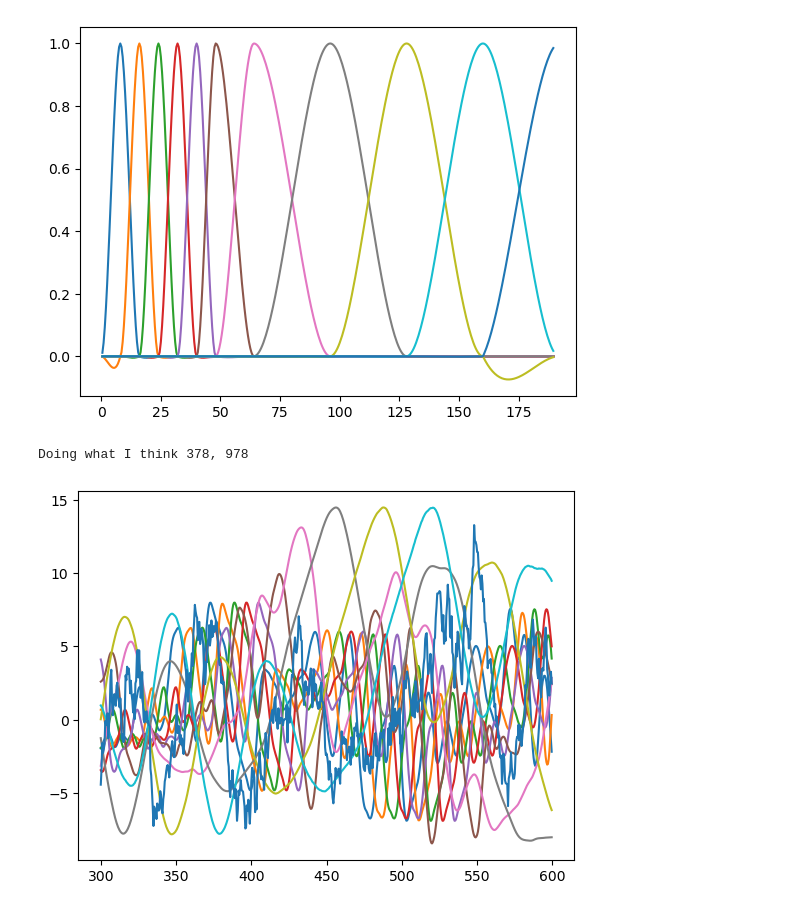
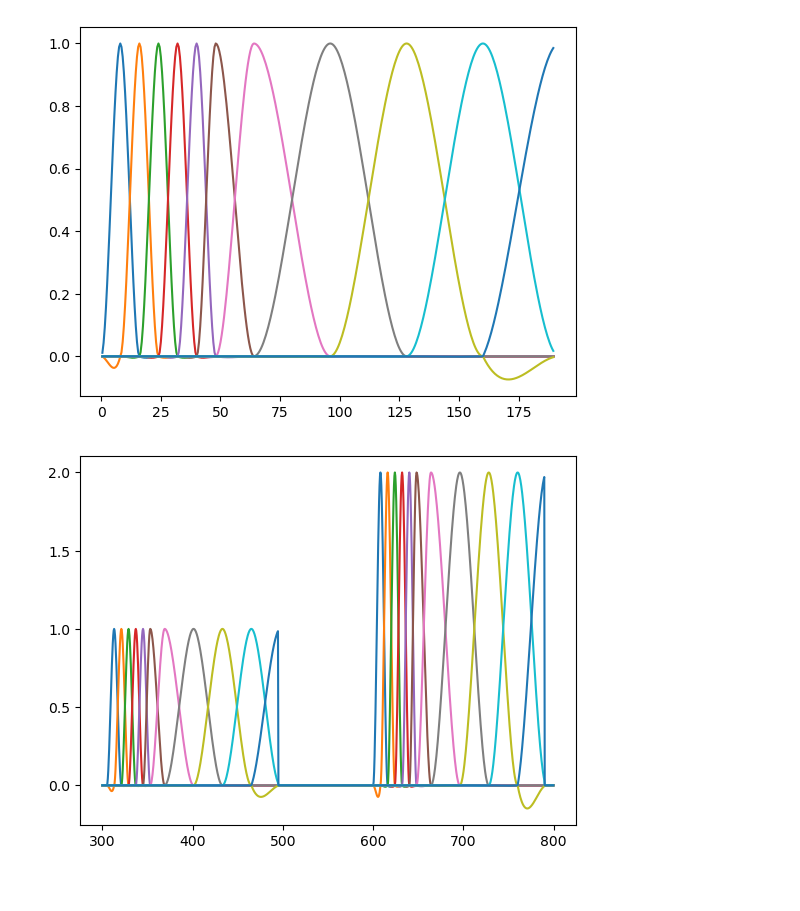
Before and after one commit to latimerk/GLMcoupling, a Jupyter notebook: TestBases.ipynb, the cells around one changed output. Cells and saved outputs as stored; diff of their text form; code cells hidden in the pictures.

```diff
--- a/TestBases.ipynb
+++ b/TestBases.ipynb
@@ -1,20 +1,20 @@
 # %%
 import src
 A = src.getRGCStimBasis(bin_size_ms=0.5, orthogonalize=False)
-# %%
-import matplotlib.pyplot as plt
-
-plt.plot(A.T,A.B)
-plt.show()
-# %% [output]
-[figure, removed]
 # %%
+import matplotlib.pyplot as plt
 import numpy as np
-Stim = np.random.randn((2000))
 
-(X, tts,  window_rounded, window_bins) = A.convolve_continuous_event(Stim,(300,600))
+plt.plot(A.T,A.B)
+plt.show()
+
+# Stim = np.random.randn((2000))
+Stim = np.zeros((2000))
+Stim[610] = 1;
+Stim[1200] = 2;
+(X, tts,  window_rounded, window_bins) = A.convolve_continuous_event(Stim,(300,800))
 plt.plot(tts,X)
 plt.show()
 # %% [output]
-Doing what I think 378, 978
-[figure, old version]
+[figure, new version]
+[figure, added]
```
Also changed, not shown: parts of 1 cell of this notebook, 1 other file.
